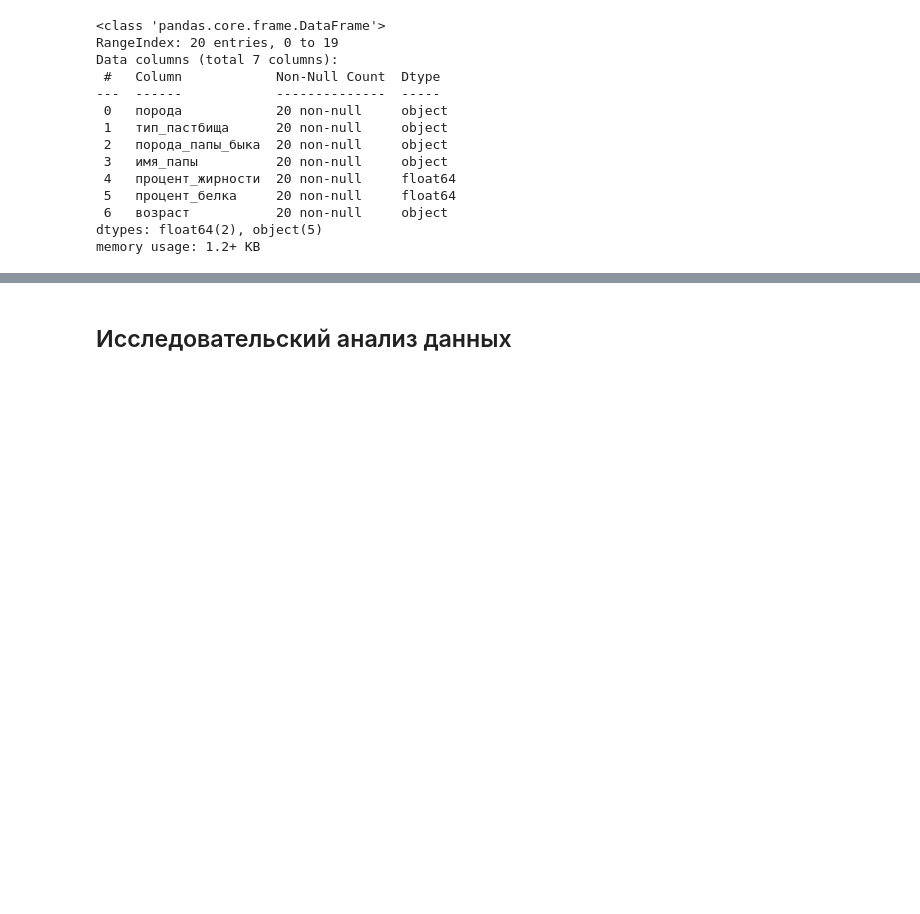
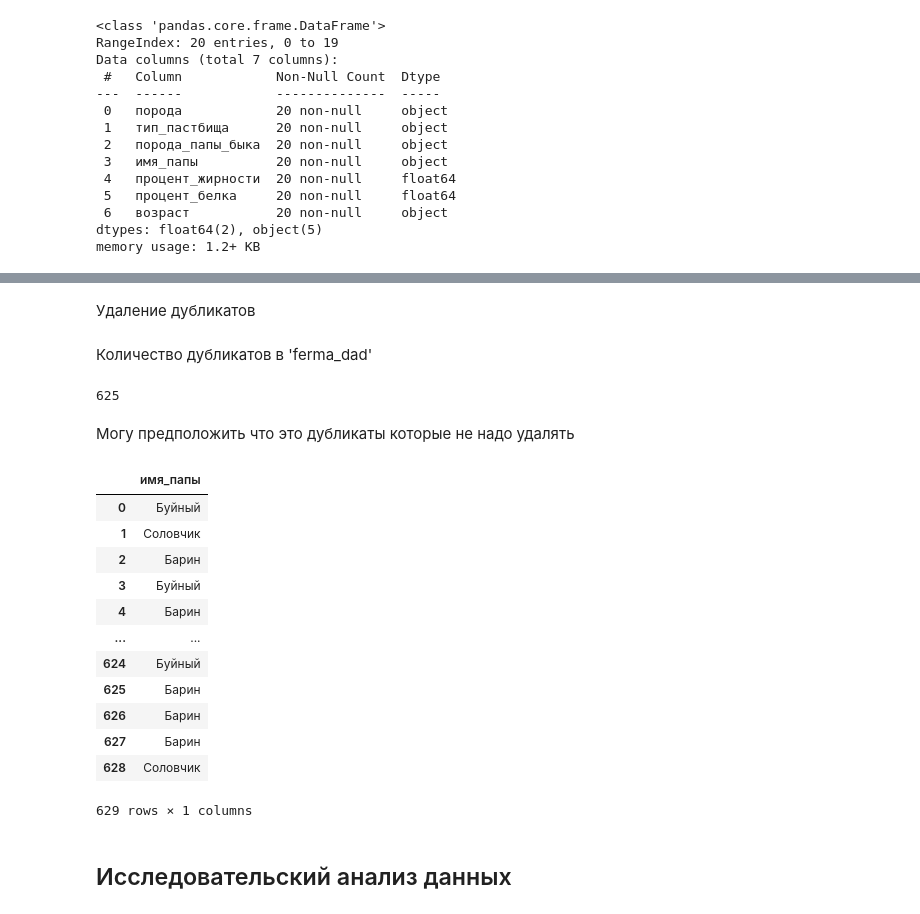
Before and after one commit to butuzovzeleboba/Linear-models-in-machine-learning, a Jupyter notebook: Linear models in machine learning.ipynb, the cells around one changed output, grey strips where cells are left out. Cells and saved outputs as stored; diff of their text form; code cells hidden in the pictures; blank space fills up the shorter version.

```diff
--- a/Linear models in machine learning.ipynb
+++ b/Linear models in machine learning.ipynb
@@ -477,0 +494,2 @@ memory usage: 1.2+ KB
+# %% [markdown]
+Удаление дубликатов
@@ -478,3 +498,27 @@ memory usage: 1.2+ KB
+# %% [markdown]
+Количество дубликатов в 'ferma_dad'
+# %%
+ferma_dad.duplicated().sum()
+# %% [output]
+625
+# %% [markdown]
+Могу предположить что это дубликаты которые не надо удалять
+# %%
+ferma_dad
+# %% [output]
+|  | имя_папы |
+| 0 | Буйный |
+| 1 | Соловчик |
+| 2 | Барин |
+| 3 | Буйный |
+| 4 | Барин |
+| ... | ... |
+| 624 | Буйный |
+| 625 | Барин |
+| 626 | Барин |
+| 627 | Барин |
+| 628 | Соловчик |
+629 rows × 1 columns
 # %% [markdown]
 ## Исследовательский анализ данных
 # %% [markdown]
```
Also changed, not shown: parts of 9 cells of this notebook.
